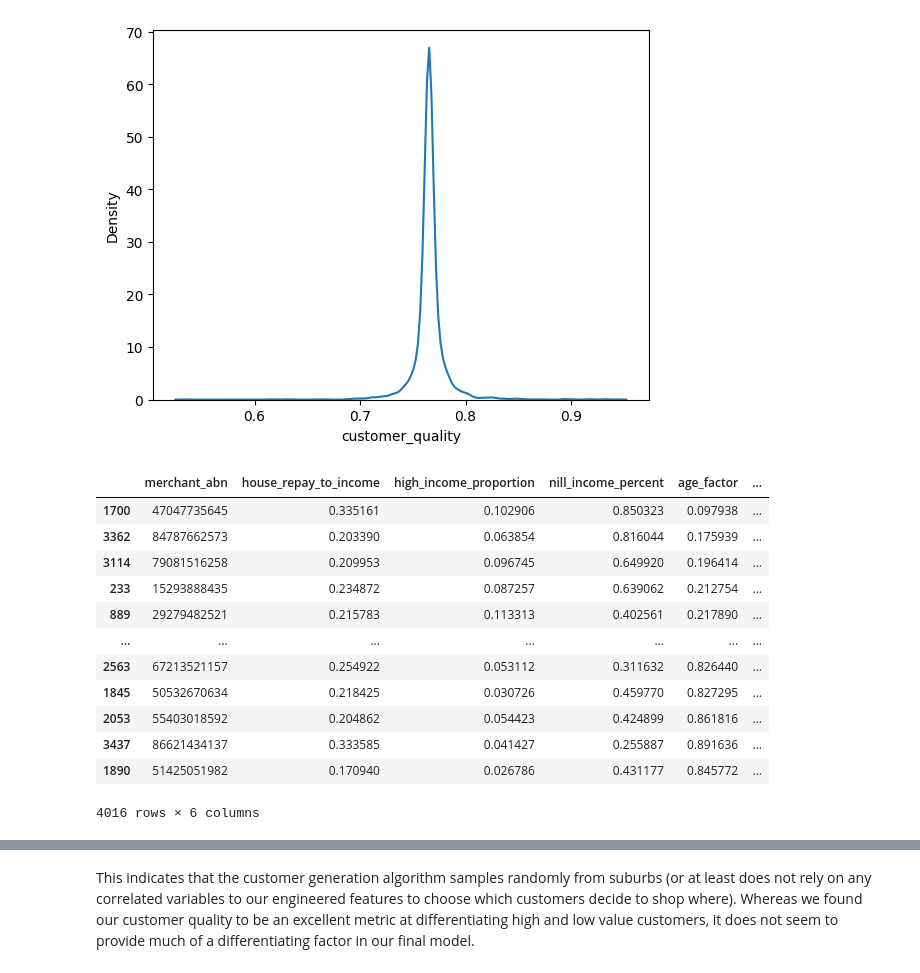
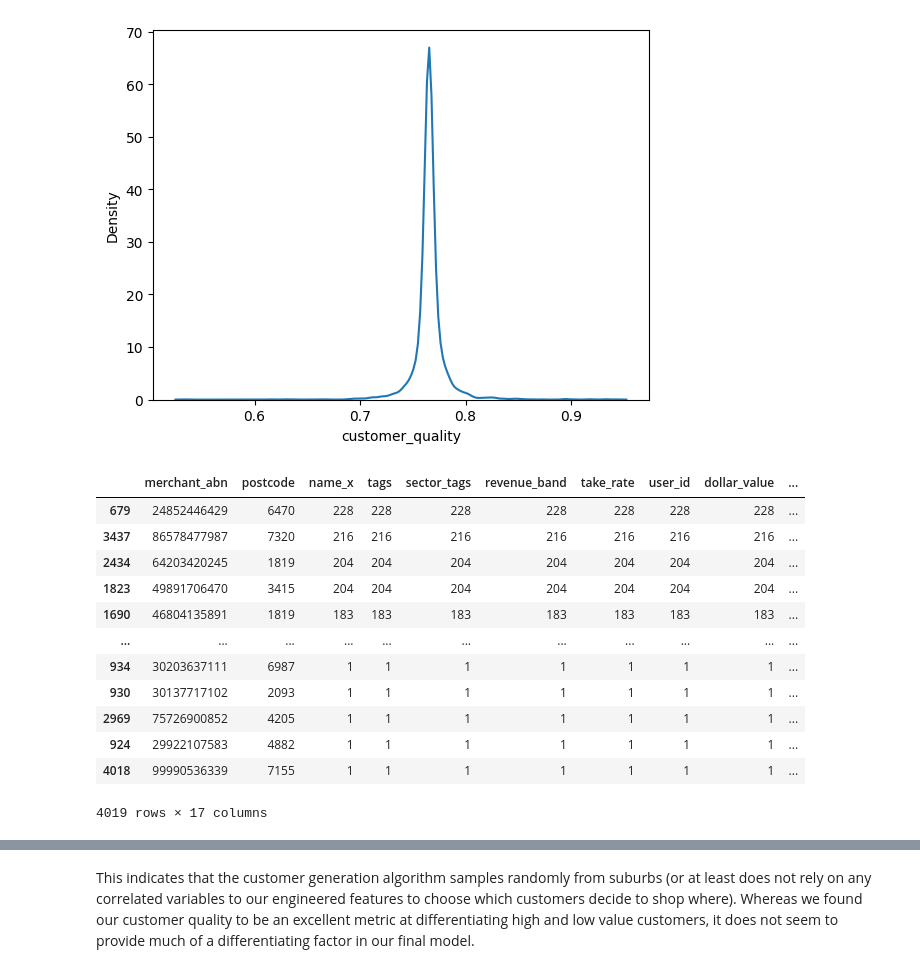
Before and after one commit to MAST30034-Applied-Data-Science/generic-buy-now-pay-later-project-group-17-adsb, a Jupyter notebook: notebooks/This is the model :( but with census features.ipynb, the cells around one changed output, grey strips where cells are left out. Saved outputs shown, nothing was run; the diff lists cells and outputs as text; code cells hidden in the pictures.

```diff
--- a/notebooks/This is the model :( but with census features.ipynb
+++ b/notebooks/This is the model :( but with census features.ipynb
@@ -433,18 +432,20 @@ sns.kdeplot(merchant_customer_qualities["customer_quality"])
 <AxesSubplot:xlabel='customer_quality', ylabel='Density'>
 [figure]
 # %%
-merchant_customer_qualities.sort_values("customer_quality")
+merchant_postcodes = merchants.merge(transactions, on="merchant_abn").merge(consumers, on="user_id").groupby(["merchant_abn", "postcode"]).count().reset_index().sort_values("dollar_value").groupby("merchant_abn").last().reset_index()
-# %% [output]
-|  | merchant_abn | house_repay_to_income | high_income_proportion | nill_income_percent | age_factor | ... |
-| 1700 | 47047735645 | 0.335161 | 0.102906 | 0.850323 | 0.097938 | ... |
-| 3362 | 84787662573 | 0.203390 | 0.063854 | 0.816044 | 0.175939 | ... |
-| 3114 | 79081516258 | 0.209953 | 0.096745 | 0.649920 | 0.196414 | ... |
-| 233 | 15293888435 | 0.234872 | 0.087257 | 0.639062 | 0.212754 | ... |
-| 889 | 29279482521 | 0.215783 | 0.113313 | 0.402561 | 0.217890 | ... |
-| ... | ... | ... | ... | ... | ... | ... |
-| 2563 | 67213521157 | 0.254922 | 0.053112 | 0.311632 | 0.826440 | ... |
-| 1845 | 50532670634 | 0.218425 | 0.030726 | 0.459770 | 0.827295 | ... |
-| 2053 | 55403018592 | 0.204862 | 0.054423 | 0.424899 | 0.861816 | ... |
-| 3437 | 86621434137 | 0.333585 | 0.041427 | 0.255887 | 0.891636 | ... |
-| 1890 | 51425051982 | 0.170940 | 0.026786 | 0.431177 | 0.845772 | ... |
-4016 rows × 6 columns
+# %%
+merchant_postcodes.sort_values("dollar_value", ascending=False)
+# %% [output]
+|  | merchant_abn | postcode | name_x | tags | sector_tags | revenue_band | take_rate | user_id | dollar_value | ... |
+| 679 | 24852446429 | 6470 | 228 | 228 | 228 | 228 | 228 | 228 | 228 | ... |
+| 3437 | 86578477987 | 7320 | 216 | 216 | 216 | 216 | 216 | 216 | 216 | ... |
+| 2434 | 64203420245 | 1819 | 204 | 204 | 204 | 204 | 204 | 204 | 204 | ... |
+| 1823 | 49891706470 | 3415 | 204 | 204 | 204 | 204 | 204 | 204 | 204 | ... |
+| 1690 | 46804135891 | 1819 | 183 | 183 | 183 | 183 | 183 | 183 | 183 | ... |
+| ... | ... | ... | ... | ... | ... | ... | ... | ... | ... | ... |
+| 934 | 30203637111 | 6987 | 1 | 1 | 1 | 1 | 1 | 1 | 1 | ... |
+| 930 | 30137717102 | 2093 | 1 | 1 | 1 | 1 | 1 | 1 | 1 | ... |
+| 2969 | 75726900852 | 4205 | 1 | 1 | 1 | 1 | 1 | 1 | 1 | ... |
+| 924 | 29922107583 | 4882 | 1 | 1 | 1 | 1 | 1 | 1 | 1 | ... |
+| 4018 | 99990536339 | 7155 | 1 | 1 | 1 | 1 | 1 | 1 | 1 | ... |
+4019 rows × 17 columns
```
Also changed, not shown: parts of 8 cells of this notebook, 23 other files.
